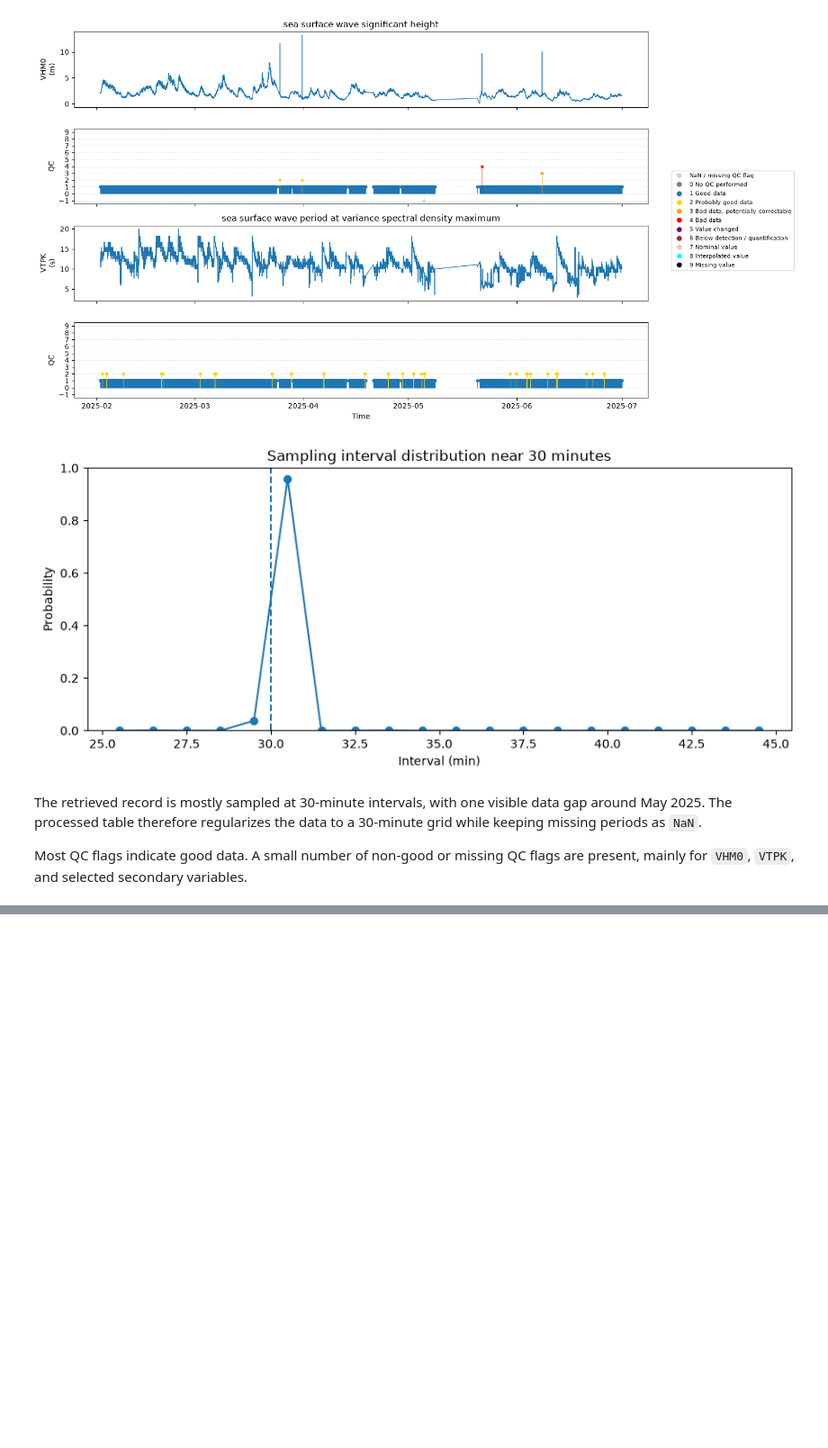
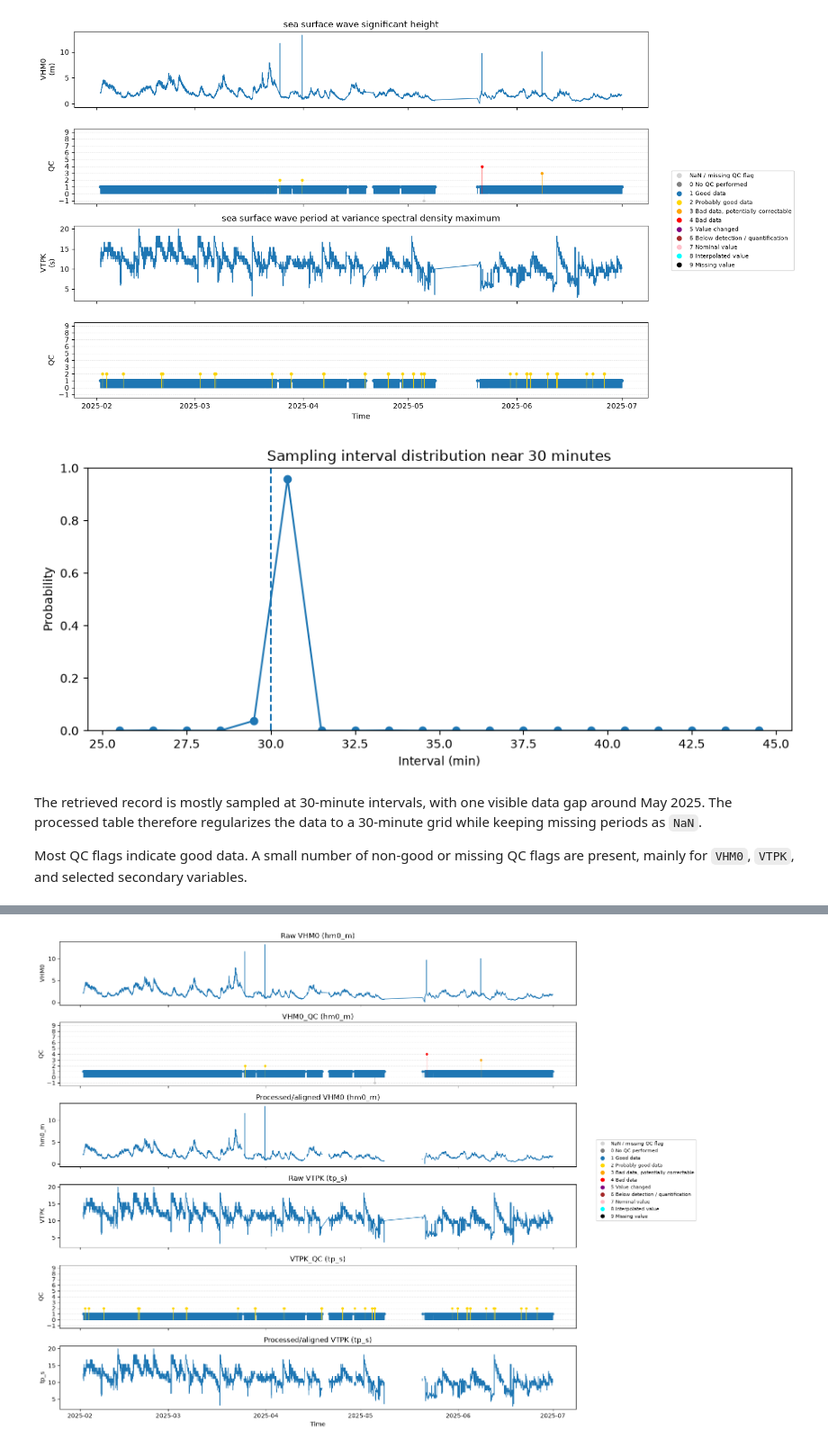
Before and after one commit to ChouaibB/wave-energy-forecasting-storage-ml, a Jupyter notebook: notebooks/01_wave_data_preparation.ipynb, the cells around one changed output, grey strips where cells are left out. Shown at 90% size. Cells and saved outputs as stored; diff of their text form; code cells hidden in the pictures; blank space fills up the shorter version.

Commit message:
data filtered, aligned, saved + raw vs. processed fig.

```diff
--- a/notebooks/01_wave_data_preparation.ipynb
+++ b/notebooks/01_wave_data_preparation.ipynb
@@ -482,7 +482,7 @@ for variable in available_wave_variables:
                         "Variable": variable,
                         "QC variable": qc_variable,
                         "QC flag": flag_int,
-                        "Meaning": QC_FLAG_MEANINGS.get(flag_int, ""),
+                        "Meaning": QC_FLAG_LABELS.get(flag_int, ""),
                         "Count": count,
                     }
                 )
@@ -605,0 +729,84 @@ Most QC flags indicate good data. A small number of non-good or missing QC flags
+# %%
+# Compare raw, QC, and processed/aligned key variables
+comparison_pairs = [
+    ("VHM0", "hm0_m"),
+    ("VTPK", "tp_s"),
+]
+
+fig, axes = plt.subplots(6, 1, figsize=(13, 12), sharex=True)
+
+for i, (raw_variable, processed_variable) in enumerate(comparison_pairs):
+    qc_variable = raw_ds[raw_variable].attrs.get("ancillary_variable")
+
+    raw_ax = axes[3 * i]
+    qc_ax = axes[3 * i + 1]
+    processed_ax = axes[3 * i + 2]
+
+    # Raw
+    raw_ax.plot(wave_raw_table["time"], wave_raw_table[raw_variable], linewidth=1)
+    raw_ax.set_title(f"Raw {raw_variable} ({processed_variable})")
+    raw_ax.set_ylabel(raw_variable)
+
+    # QC
+    qc_values = wave_raw_table[qc_variable].copy().fillna(-1)
+
+    for qc_code, color in QC_FLAG_COLORS.items():
+        mask = qc_values == qc_code
+        qc_ax.vlines(
+            wave_raw_table.loc[mask, "time"],
+            0,
+            qc_values.loc[mask],
+            color=color,
+            linewidth=0.8,
+            alpha=0.8,
+        )
+        qc_ax.scatter(
+            wave_raw_table.loc[mask, "time"],
+            qc_values.loc[mask],
+            color=color,
+            s=10,
+        )
+
+    qc_ax.set_title(f"{qc_variable} ({processed_variable})")
+    qc_ax.set_ylabel("QC")
+    qc_ax.set_ylim(-1.5, 9.5)
+    qc_ax.set_yticks(range(-1, 10))
+    qc_ax.grid(True, axis="y", linestyle="--", linewidth=0.4, alpha=0.5)
+
+    # Processed
+    processed_ax.plot(
+        wave_processed_table["time"],
+        wave_processed_table[processed_variable],
+        linewidth=1,
+    )
+    processed_ax.set_title(f"Processed/aligned {raw_variable} ({processed_variable})")
+    processed_ax.set_ylabel(processed_variable)
+
+# Legend outside on the right
+legend_items = [
+    plt.Line2D(
+        [0], [0],
+        color=QC_FLAG_COLORS[code],
+        marker="o",
+        linestyle="None",
+        markersize=6,
+        label=QC_FLAG_LABELS[code],
+    )
+    for code in range(-1, 10)
+]
+
+fig.legend(
+    handles=legend_items,
+    loc="center left",
+    bbox_to_anchor=(1.02, 0.5),
+    fontsize=8,
+    ncol=1,
+    frameon=True,
+)
+
+axes[-1].set_xlabel("Time")
+
+plt.tight_layout(rect=[0, 0, 1, 1])
+plt.show()
+# %% [output]
+[figure, added]
```
Also changed, not shown: parts of 3 cells of this notebook.
